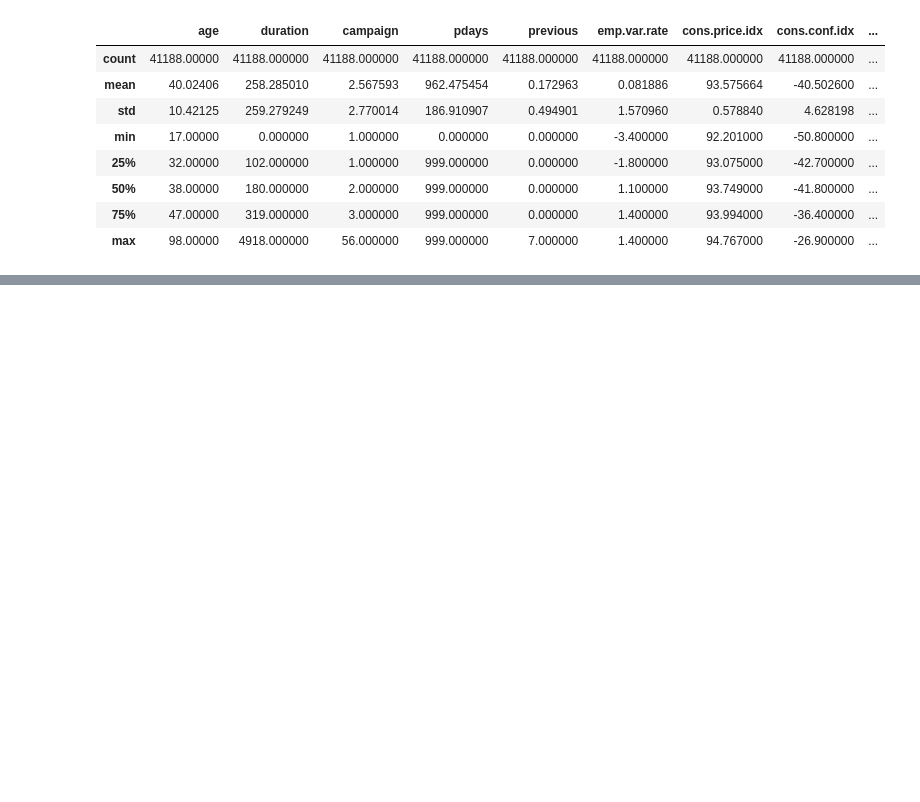
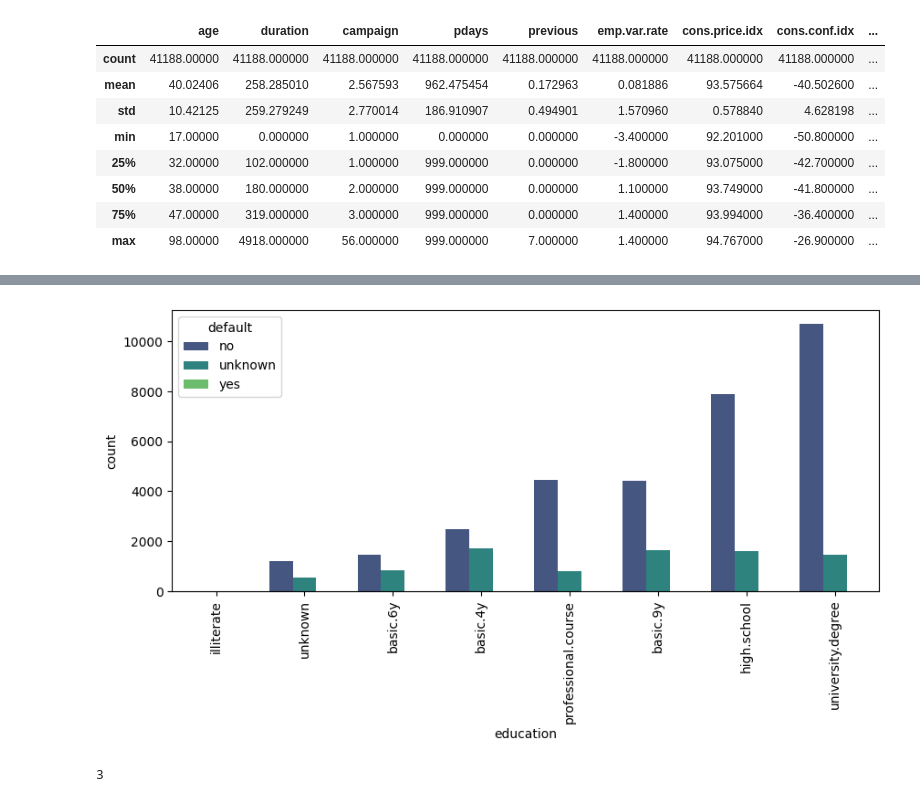
Before and after one commit to NnannaOmoke/km-clustering, a Jupyter notebook: intro.ipynb, the cells around one changed output, grey strips where cells are left out. Cells and saved outputs as stored; diff of their text form; code cells hidden in the pictures; blank space fills up the shorter version.

```diff
--- a/intro.ipynb
+++ b/intro.ipynb
@@ -23,0 +60,10 @@ matrix_data.describe()
+# %%
+plotter.figure(figsize = (10, 4), dpi = 100)
+sns.countplot(x = matrix_data["education"], order = matrix_data["education"].value_counts(ascending = True).index, palette = "viridis", hue = matrix_data["default"])
+plotter.xticks(rotation = 90);
+# %% [output]
+[figure, added]
+# %%
+matrix_data["default"].value_counts(ascending = True)[0]
+# %% [output]
+3
```
Also changed, not shown: parts of 11 cells of this notebook.
